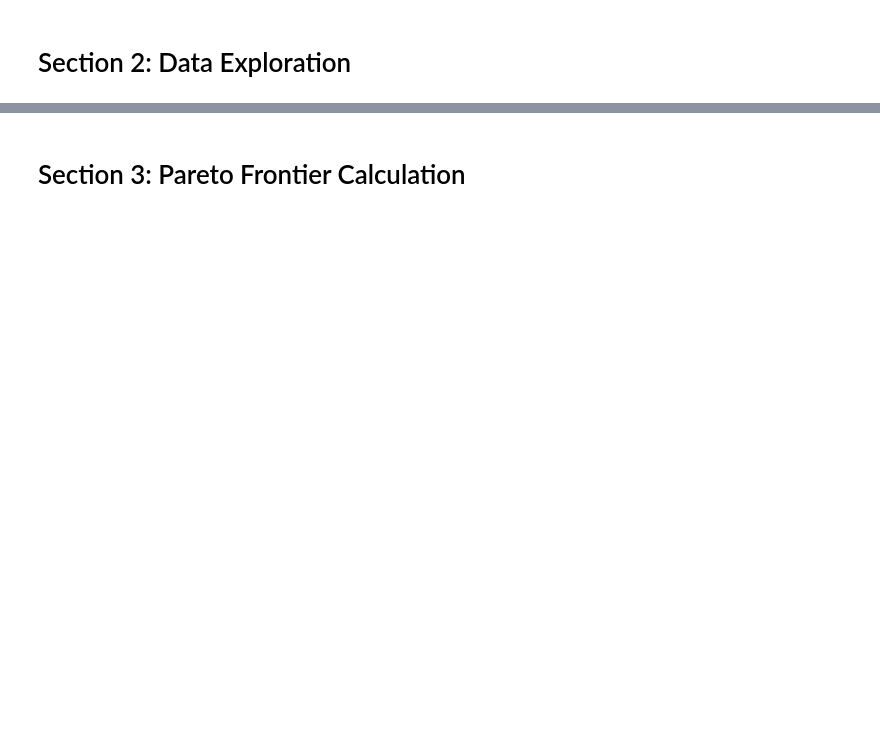
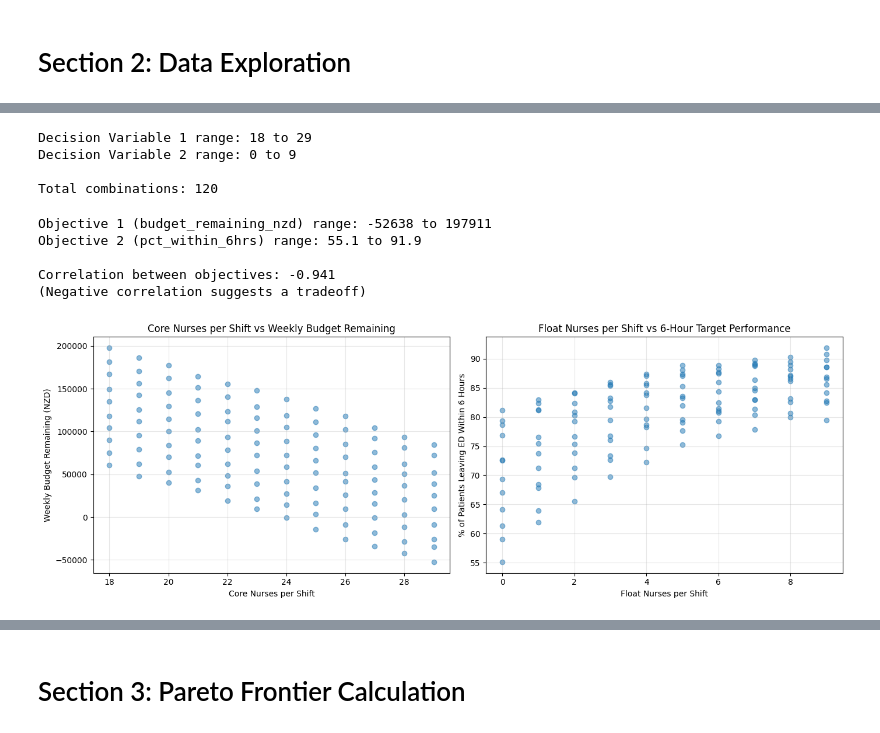
Before and after one commit to micode-maker/ed-nurse-staffing-optimization, a Jupyter notebook: optimization_engine.ipynb, the cells around one changed output, grey strips where cells are left out. Cells and saved outputs as stored; diff of their text form; code cells hidden in the pictures; blank space fills up the shorter version.

```diff
--- a/optimization_engine.ipynb
+++ b/optimization_engine.ipynb
@@ -19,0 +22,11 @@ Health NZ have a publicly available goal to discharge 95% of ED patients within
+# %%
+import pandas as pd
+
+# Load the data
+df = pd.read_csv('data/ed_staffing_data.csv')
+
+# Display first rows
+print("Data loaded successfully!")
+print(f"Shape: {df.shape}")
+print("\nFirst 5 rows:")
+print(df.head())
@@ -21,0 +83,49 @@ Health NZ have a publicly available goal to discharge 95% of ED patients within
+# %%
+# Check ranges of your decision variables
+print(f"Decision Variable 1 range: {df['core_nurses_per_shift'].min()} to {df['core_nurses_per_shift'].max()}")
+print(f"Decision Variable 2 range: {df['float_nurses_per_shift'].min()} to {df['float_nurses_per_shift'].max()}")
+
+# Check if you have all combinations (if applicable)
+print(f"\nTotal combinations: {len(df)}")
+# %% [output]
+Decision Variable 1 range: 18 to 29
+Decision Variable 2 range: 0 to 9
+
+Total combinations: 120
+# %%
+print(f"Objective 1 (budget_remaining_nzd) range: {df['budget_remaining_nzd'].min()} to {df['budget_remaining_nzd'].max()}")
+print(f"Objective 2 (pct_within_6hrs) range: {df['pct_within_6hrs'].min()} to {df['pct_within_6hrs'].max()}")
+
+# Verify they create a tradeoff
+correlation = df['budget_remaining_nzd'].corr(df['pct_within_6hrs'])
+print(f"\nCorrelation between objectives: {correlation:.3f}")
+print("(Negative correlation suggests a tradeoff)")
+# %% [output]
+Objective 1 (budget_remaining_nzd) range: -52638 to 197911
+Objective 2 (pct_within_6hrs) range: 55.1 to 91.9
+
+Correlation between objectives: -0.941
+(Negative correlation suggests a tradeoff)
+# %%
+import matplotlib.pyplot as plt
+
+fig, axes = plt.subplots(1, 2, figsize=(14, 5))
+
+# Plot 1: How decision variables affect objective 1
+axes[0].scatter(df['core_nurses_per_shift'], df['budget_remaining_nzd'], alpha=0.5)
+axes[0].set_xlabel('Core Nurses per Shift')
+axes[0].set_ylabel('Weekly Budget Remaining (NZD)')
+axes[0].set_title('Core Nurses per Shift vs Weekly Budget Remaining')
+axes[0].grid(True, alpha=0.3)
+
+axes[1].scatter(df['float_nurses_per_shift'], df['pct_within_6hrs'], alpha=0.5)
+axes[1].set_xlabel('Float Nurses per Shift')
+axes[1].set_ylabel('% of Patients Leaving ED Within 6 Hours')
+axes[1].set_title('Float Nurses per Shift vs 6-Hour Target Performance')
+axes[1].grid(True, alpha=0.3)
+
+plt.tight_layout()
+plt.savefig('images/data_exploration.png', dpi=300, bbox_inches='tight')
+plt.show()
+# %% [output]
+[figure, added]
```
Also changed, not shown: parts of 7 cells of this notebook.
